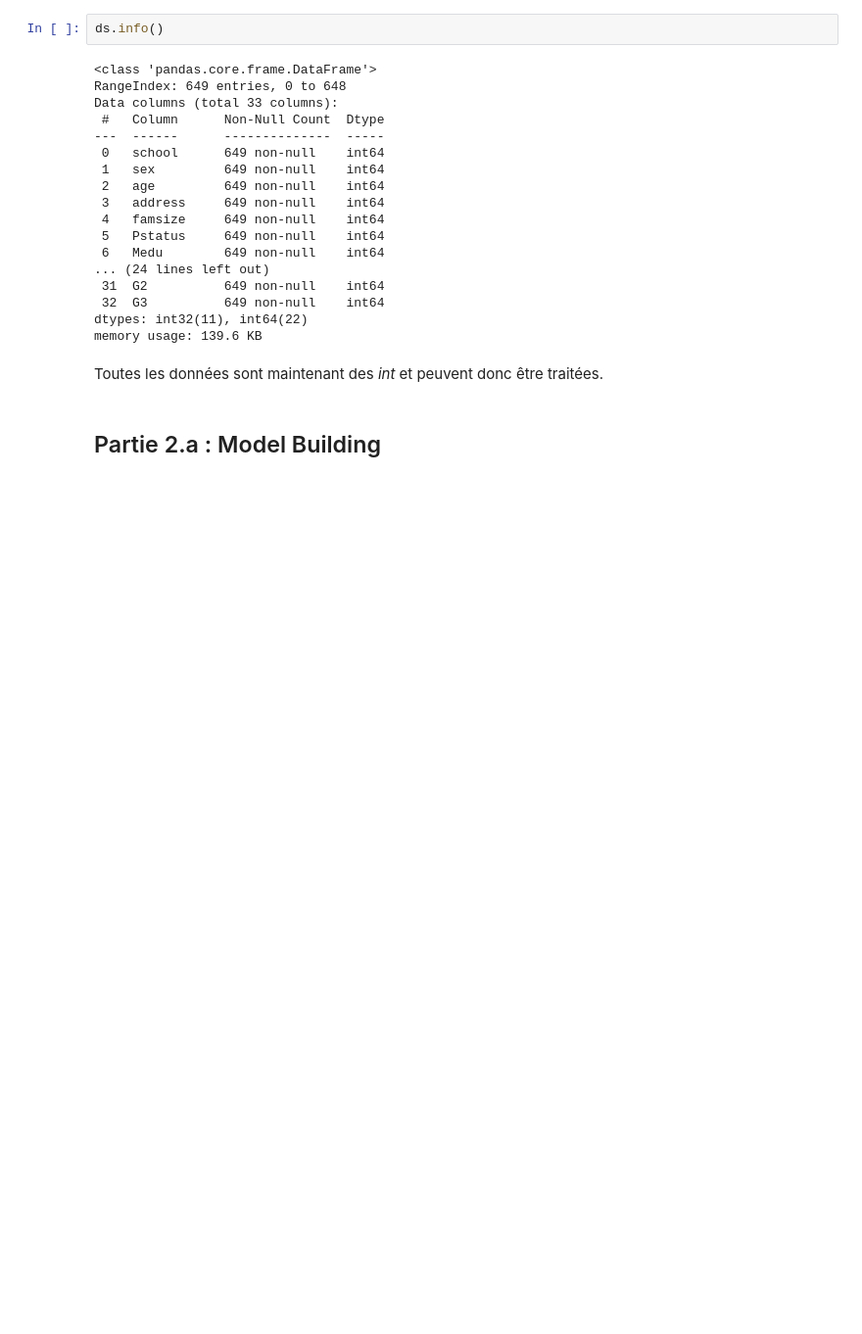
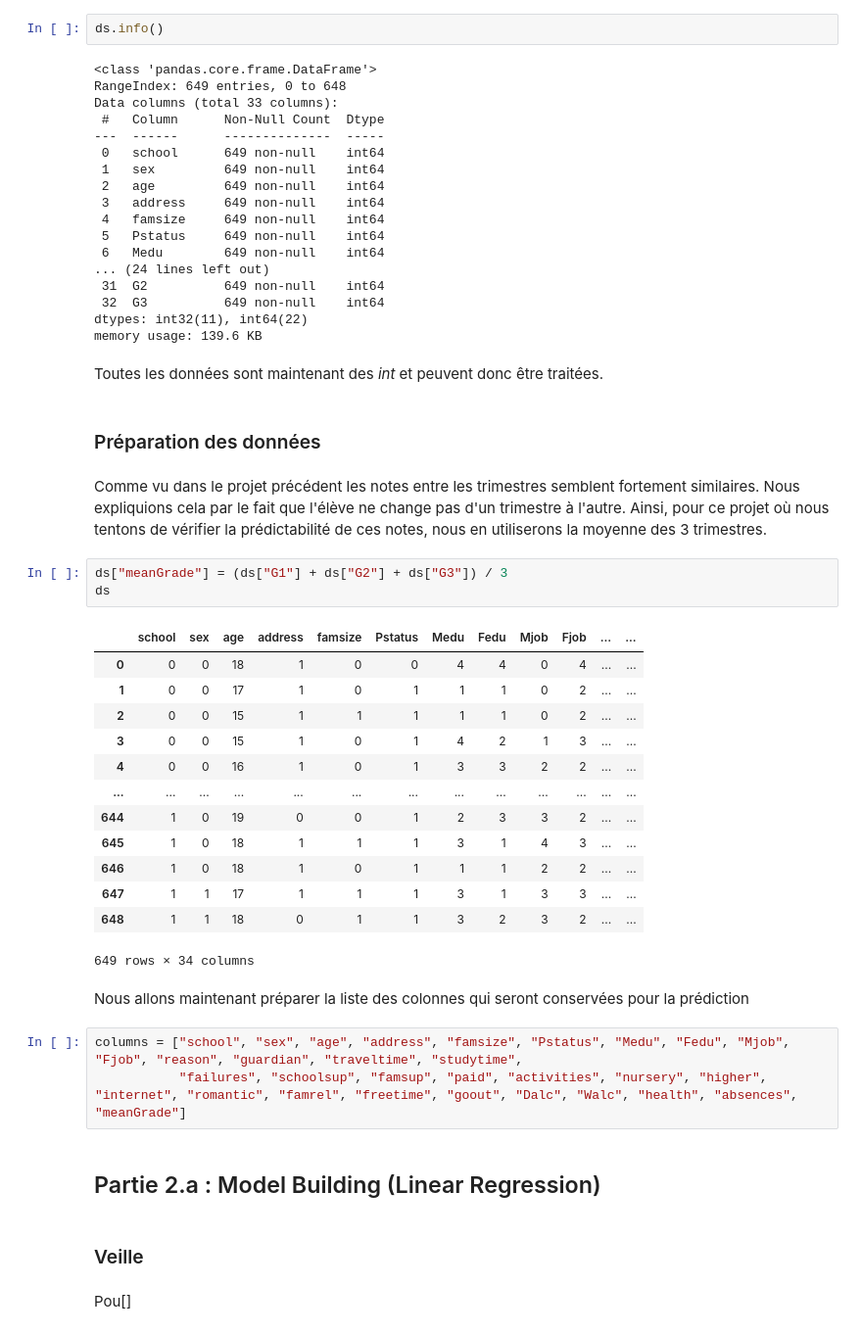
Before and after one commit to MorcilloA/Python, a Jupyter notebook: ML/projet/Projet.ipynb, the cells around one changed output. Shown at 98% size. Drawn from its saved outputs; the diff is of its cells as text; blank space fills up the shorter version.

Commit message:
fin préparation des données & première veille

```diff
--- a/ML/projet/Projet.ipynb
+++ b/ML/projet/Projet.ipynb
@@ -217,5 +217,35 @@ dtypes: int32(11), int64(22)
 memory usage: 139.6 KB
 # %% [markdown]
 Toutes les données sont maintenant des *int* et peuvent donc être traitées.
+# %% [markdown]
+### Préparation des données
+# %% [markdown]
+Comme vu dans le projet précédent les notes entre les trimestres semblent fortement similaires. Nous expliquions cela par le fait que l'élève ne change pas d'un trimestre à l'autre. Ainsi, pour ce projet où nous tentons de vérifier la prédictabilité de ces notes, nous en utiliserons la moyenne des 3 trimestres.
+# %%
+ds["meanGrade"] = (ds["G1"] + ds["G2"] + ds["G3"]) / 3
+ds
+# %% [output]
+|  | school | sex | age | address | famsize | Pstatus | Medu | Fedu | Mjob | Fjob | ... | ... |
+| 0 | 0 | 0 | 18 | 1 | 0 | 0 | 4 | 4 | 0 | 4 | ... | ... |
+| 1 | 0 | 0 | 17 | 1 | 0 | 1 | 1 | 1 | 0 | 2 | ... | ... |
+| 2 | 0 | 0 | 15 | 1 | 1 | 1 | 1 | 1 | 0 | 2 | ... | ... |
+| 3 | 0 | 0 | 15 | 1 | 0 | 1 | 4 | 2 | 1 | 3 | ... | ... |
+| 4 | 0 | 0 | 16 | 1 | 0 | 1 | 3 | 3 | 2 | 2 | ... | ... |
+| ... | ... | ... | ... | ... | ... | ... | ... | ... | ... | ... | ... | ... |
+| 644 | 1 | 0 | 19 | 0 | 0 | 1 | 2 | 3 | 3 | 2 | ... | ... |
+| 645 | 1 | 0 | 18 | 1 | 1 | 1 | 3 | 1 | 4 | 3 | ... | ... |
+| 646 | 1 | 0 | 18 | 1 | 0 | 1 | 1 | 1 | 2 | 2 | ... | ... |
+| 647 | 1 | 1 | 17 | 1 | 1 | 1 | 3 | 1 | 3 | 3 | ... | ... |
+| 648 | 1 | 1 | 18 | 0 | 1 | 1 | 3 | 2 | 3 | 2 | ... | ... |
+649 rows × 34 columns
+# %% [markdown]
+Nous allons maintenant préparer la liste des colonnes qui seront conservées pour la prédiction
+# %%
+columns = ["school", "sex", "age", "address", "famsize", "Pstatus", "Medu", "Fedu", "Mjob", "Fjob", "reason", "guardian", "traveltime", "studytime",
+           "failures", "schoolsup", "famsup", "paid", "activities", "nursery", "higher", "internet", "romantic", "famrel", "freetime", "goout", "Dalc", "Walc", "health", "absences", "meanGrade"]
 # %% [markdown]
-## Partie 2.a : Model Building
+## Partie 2.a : Model Building (Linear Regression)
+# %% [markdown]
+### Veille
+# %% [markdown]
+Pou[]
```
Also changed, not shown: parts of 2 cells of this notebook, 1 other file.
